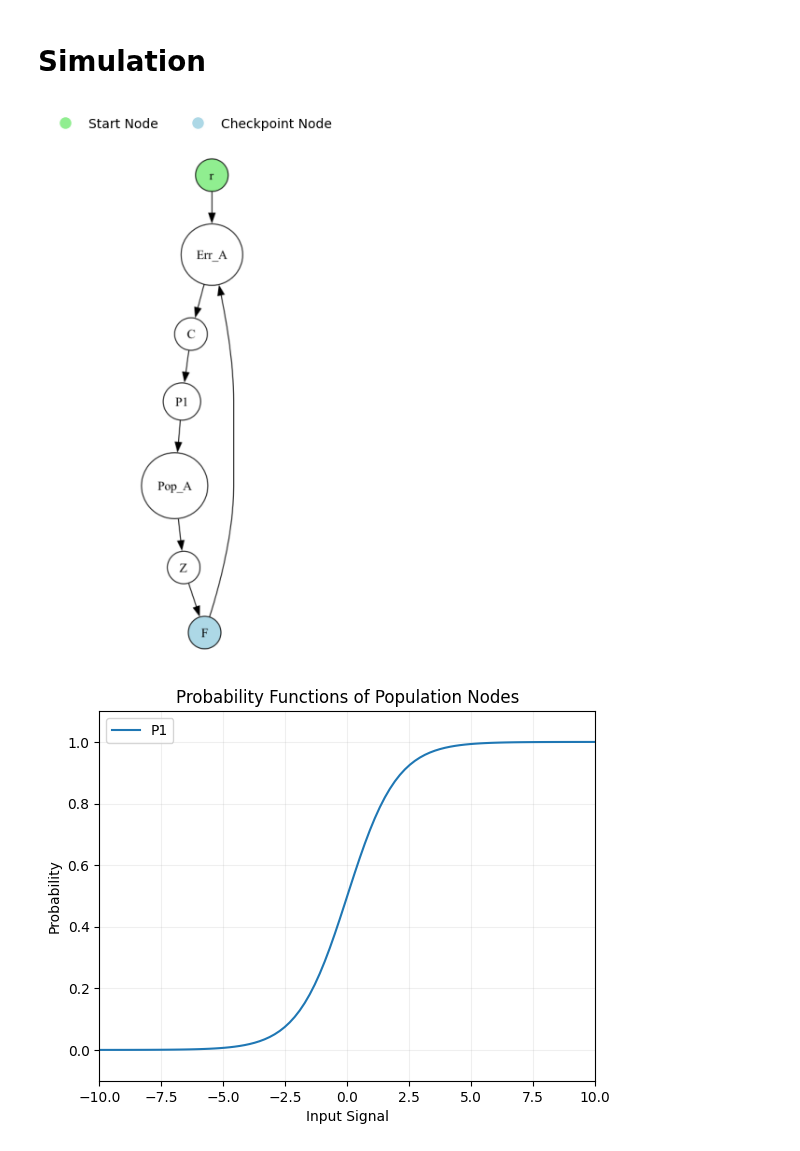
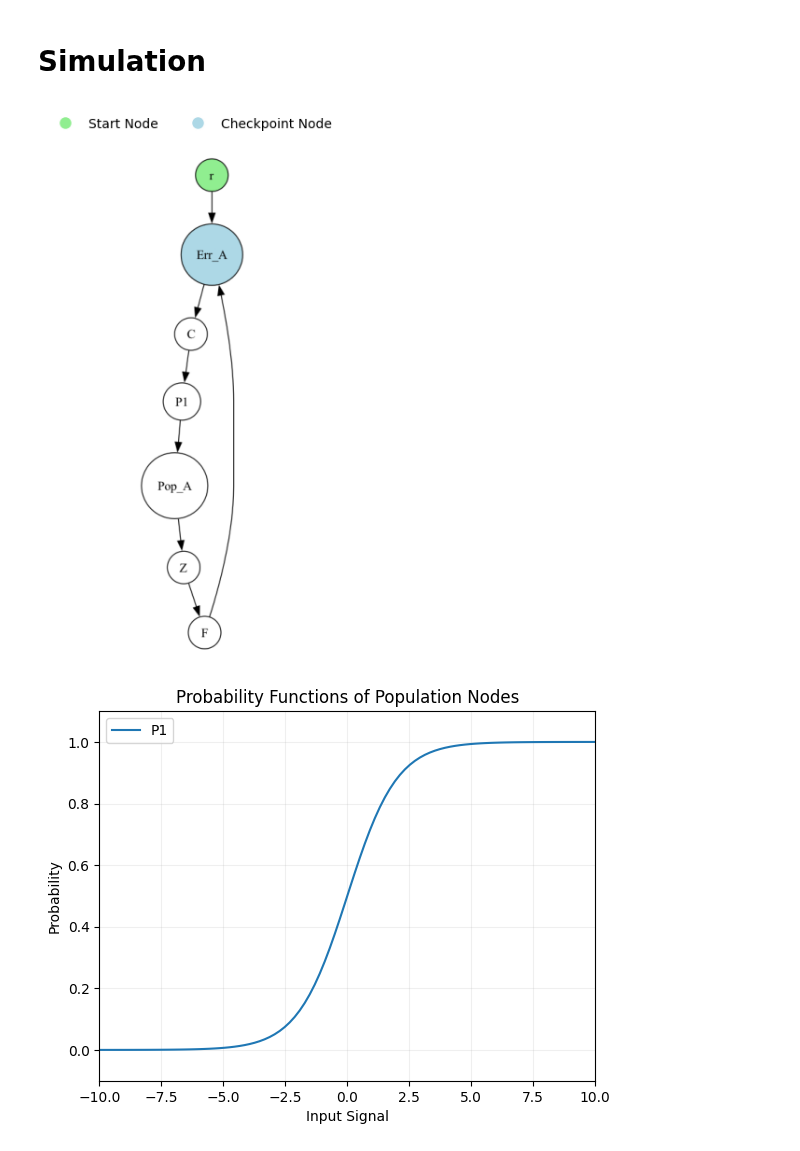
Before and after one commit to humancompatible/interconnect, a Jupyter notebook: examples/stable_simulation.ipynb, the cells around one changed output. Drawn from its saved outputs; the diff is of its cells as text; code cells hidden in the pictures.

```diff
--- a/examples/stable_simulation.ipynb
+++ b/examples/stable_simulation.ipynb
@@ -46,22 +46,25 @@ agg2 = Aggregator(name="Pop_A", logic=AggregatorLogic2())
 # %%
 from humancompatible.interconnect.simulators.nodes.controller import Controller
 
-class PiControllerLogic:
+class PiControllerLogic(torch.nn.Module):
     def __init__(self, kp, ki):
-        self.tensors = {"kp": torch.tensor([kp], requires_grad=True, dtype=torch.float),
-                        "ki": torch.tensor([ki], requires_grad=True, dtype=torch.float),
+        super().__init__()
+        self.tensors = {
                         "e": torch.tensor([0.0], requires_grad=True),
                         "x": torch.tensor([0.0], requires_grad=True)}
+        self.kp = torch.nn.Parameter(torch.tensor([kp], dtype=torch.float32))
+        self.ki = torch.nn.Parameter(torch.tensor([ki], dtype=torch.float32))
         self.variables = ["e"]
 
     def forward(self, values):
         self.tensors["e"] = values["e"]
-        result = ( (self.tensors["kp"] * self.tensors["e"]) +
-                   (self.tensors["ki"] * (self.tensors["x"] + self.tensors["e"]) ) )
+        result = ( (self.kp * self.tensors["e"]) +
+                   (self.ki * (self.tensors["x"] + self.tensors["e"]) ) )
         self.tensors["x"] = self.tensors["x"] + self.tensors["e"]
         return result
 
 cont = Controller(name="C", logic=PiControllerLogic(kp=0.5, ki=0.5))
+# cont = Controller(name="C", logic=PiControllerLogic(kp=0.5197, ki=0.8018))
 # %% [markdown]
 # Population
 # %%
@@ -87,7 +90,7 @@ class AgentLogic:
 
 pop1 = Population(name="P1",
                   logic=AgentLogic(),
-                  number_of_agents=1)
+                  number_of_agents=2)
 # %% [markdown]
 # Delay
 # %%
@@ -118,22 +121,22 @@ fil = Filterer(name="F", logic=FiltererLogic())
 # %%
 from humancompatible.interconnect.simulators.simulation import Simulation
 sim = Simulation()
 
 sim.system.add_nodes([refsig, agg1, agg2, cont, pop1, delay, fil])
 sim.system.connect_nodes(refsig, agg1)
 sim.system.connect_nodes(agg1, cont)
 sim.system.connect_nodes(cont, pop1)
 sim.system.connect_nodes(pop1, agg2)
 sim.system.connect_nodes(agg2, delay)
 sim.system.connect_nodes(delay, fil)
 sim.system.connect_nodes(fil, agg1)
 
 sim.system.set_start_node(refsig)
-sim.system.set_checkpoint_node(fil)
+sim.system.set_checkpoint_node(agg1)
 
 sim.plot.render_graph()
 # %% [output]
-[figure, old version]
+[figure, new version]
 # %%
 sim.plot.population_probabilities(xMin=-10, xMax=10)
 # %% [output]
```
Also changed, not shown: parts of 7 cells of this notebook, 3 other files.
